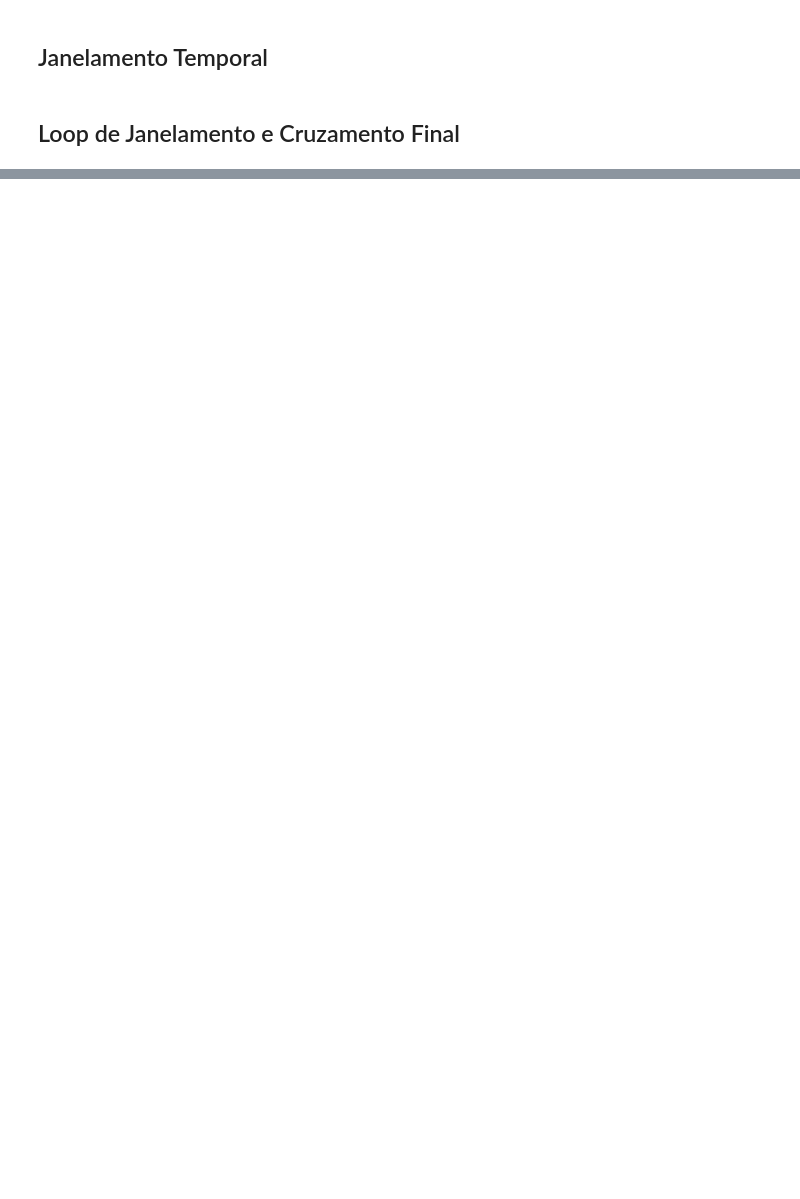
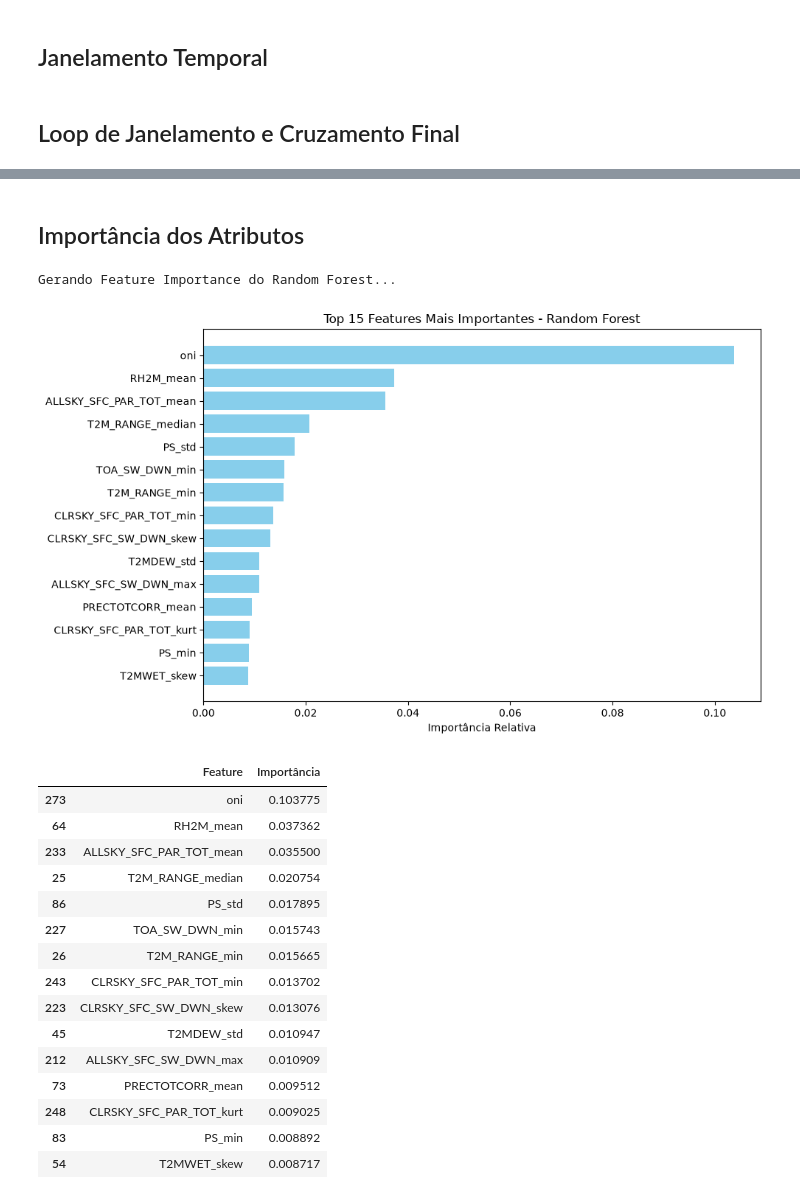
Before and after one commit to thiago-carbonera/Agroclimatology, a Jupyter notebook: Scripts/predicao_produtividade.ipynb, the cells around one changed output, grey strips where cells are left out. Saved outputs shown, nothing was run; the diff lists cells and outputs as text; code cells hidden in the pictures; blank space fills up the shorter version.

```diff
--- a/Scripts/predicao_produtividade.ipynb
+++ b/Scripts/predicao_produtividade.ipynb
@@ -189,0 +275,46 @@ Total de amostras prontas para o Machine Learning: 87948 linhas.
+# %% [markdown]
+## Importância dos Atributos
+# %%
+import matplotlib.pyplot as plt
+
+print("Gerando Feature Importance do Random Forest...")
+
+features = X_train.columns
+importancias_rf = modelo_rf.feature_importances_
+
+df_importancias_rf = pd.DataFrame({
+    'Feature': features,
+    'Importância': importancias_rf
+}).sort_values(by='Importância', ascending=False)
+
+# Selecionando as 15 mais importantes
+top_15_rf = df_importancias_rf.head(15)
+
+# Plot do gráfico
+plt.figure(figsize=(10, 6))
+plt.barh(top_15_rf['Feature'][::-1], top_15_rf['Importância'][::-1], color='skyblue')
+plt.title('Top 15 Features Mais Importantes - Random Forest')
+plt.xlabel('Importância Relativa')
+plt.tight_layout()
+plt.show()
+
+display(top_15_rf)
+# %% [output]
+Gerando Feature Importance do Random Forest...
+[figure, added]
+|  | Feature | Importância |
+| 273 | oni | 0.103775 |
+| 64 | RH2M_mean | 0.037362 |
+| 233 | ALLSKY_SFC_PAR_TOT_mean | 0.035500 |
+| 25 | T2M_RANGE_median | 0.020754 |
+| 86 | PS_std | 0.017895 |
+| 227 | TOA_SW_DWN_min | 0.015743 |
+| 26 | T2M_RANGE_min | 0.015665 |
+| 243 | CLRSKY_SFC_PAR_TOT_min | 0.013702 |
+| 223 | CLRSKY_SFC_SW_DWN_skew | 0.013076 |
+| 45 | T2MDEW_std | 0.010947 |
+| 212 | ALLSKY_SFC_SW_DWN_max | 0.010909 |
+| 73 | PRECTOTCORR_mean | 0.009512 |
+| 248 | CLRSKY_SFC_PAR_TOT_kurt | 0.009025 |
+| 83 | PS_min | 0.008892 |
+| 54 | T2MWET_skew | 0.008717 |
```
Also changed, not shown: parts of 14 cells of this notebook.
